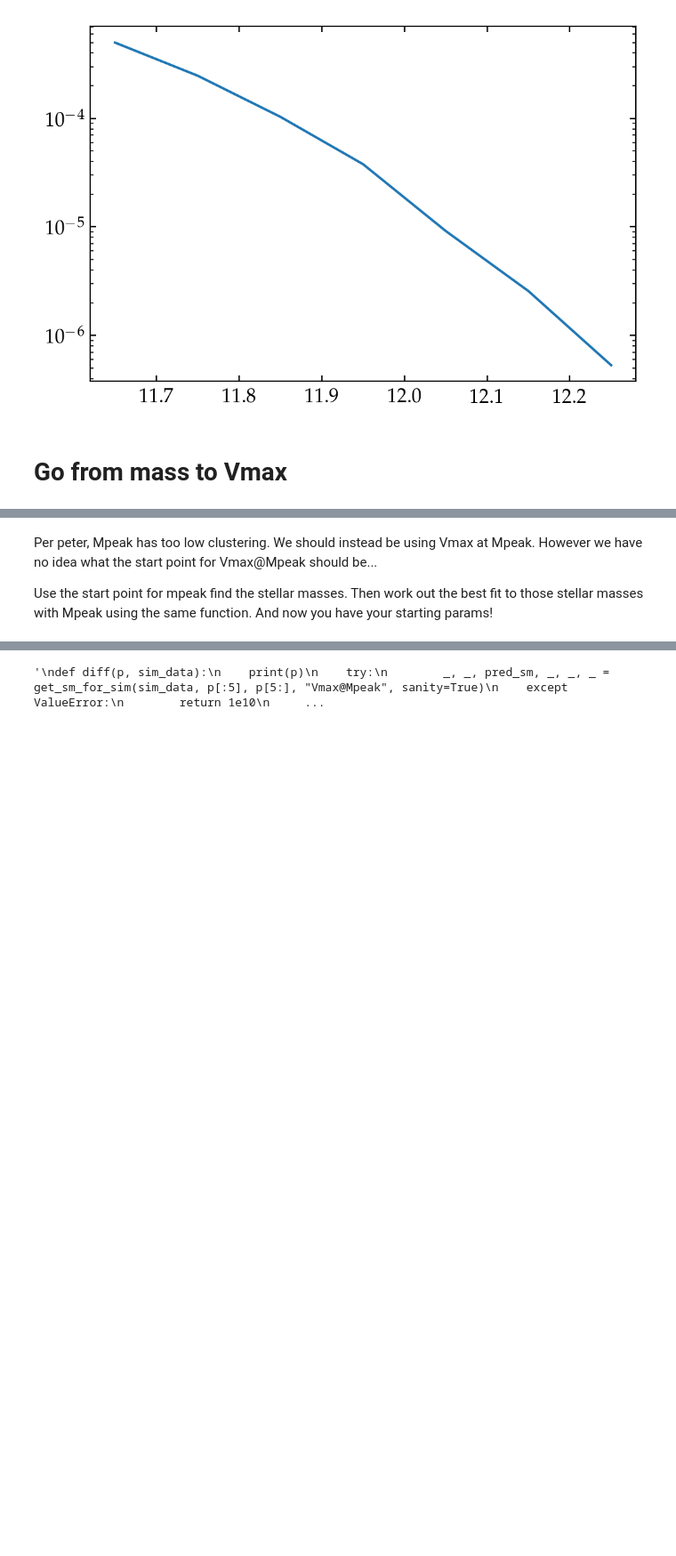
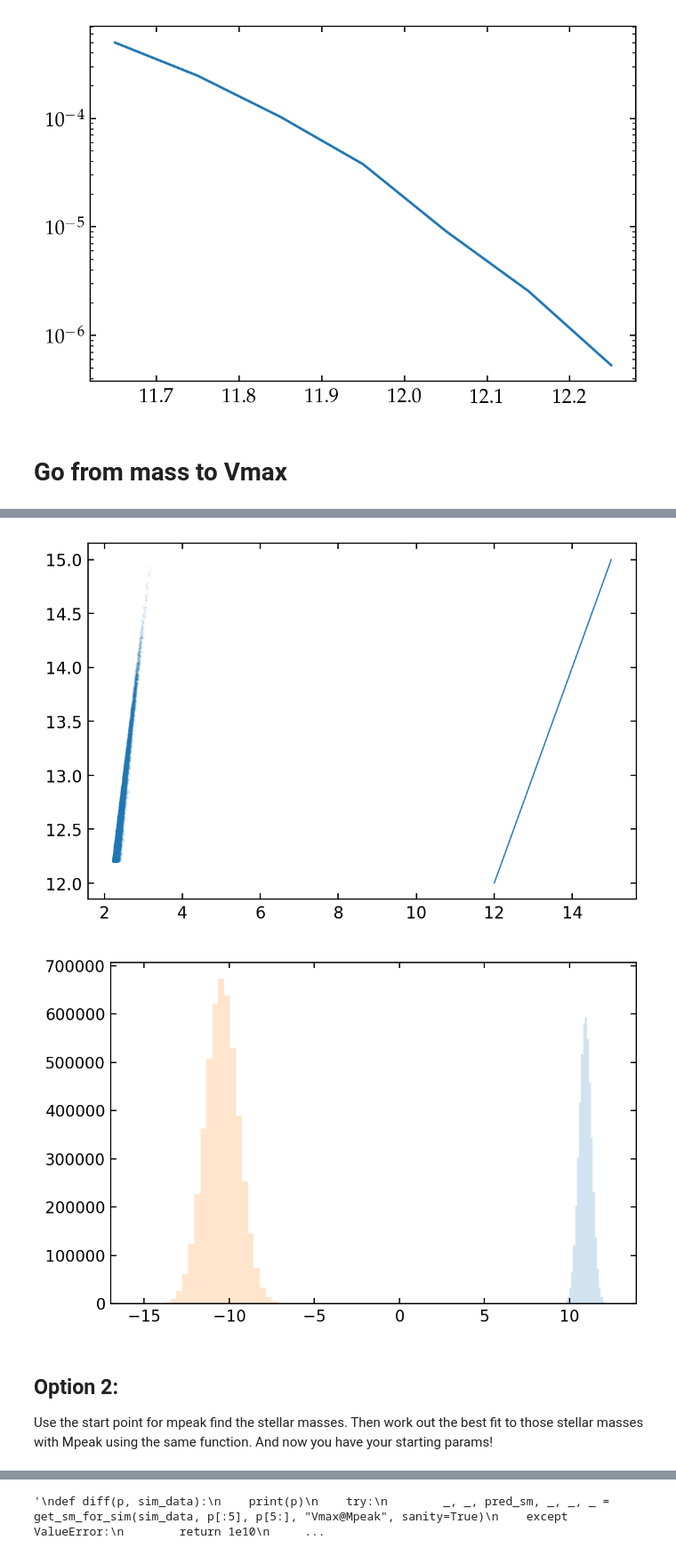
Before and after one commit to gsallabe/thesis_satellite_fraction, a Jupyter notebook: cb/main.ipynb, the cells around one changed output, grey strips where cells are left out. Shown: that part at 89% size. Drawn from its saved outputs; the diff is of its cells as text; code cells hidden in the pictures; blank space fills up the shorter version.

Commit message:
working vmax

```diff
--- a/cb/main.ipynb
+++ b/cb/main.ipynb
@@ -103,4 +112,17 @@ ax.set(yscale="log")
+# %%
+_, ax = plt.subplots()
+
+ax.scatter(np.log10(sim_data["Vmax@Mpeak"][::ds]), np.log10(sim_data["halo_mvir"])[::ds], alpha=0.1, s=0.1)
+ax.plot((12, 15), (12, 15))
+
+# There was an optimizing fit in here which I have removed...
+_, ax = plt.subplots()
+for proxy in ["halo_mvir", "Vmax@Mpeak"]:
+    log_stellar_masses = get_sm_for_sim(sim_data, mass_b_params, mass_s_params, proxy)
+    ax.hist(log_stellar_masses, bins=30, alpha=0.2)
+# %% [output]
+[figure, added]
+[figure, added]
 # %% [markdown]
-Per peter, Mpeak has too low clustering. We should instead be using Vmax at Mpeak. However we have no idea what the start point for Vmax@Mpeak should be...
-
+## Option 2:
 Use the start point for mpeak find the stellar masses. Then work out the best fit to those stellar masses with Mpeak using the same function. And now you have your starting params!
```
Also changed, not shown: parts of 12 cells of this notebook.
